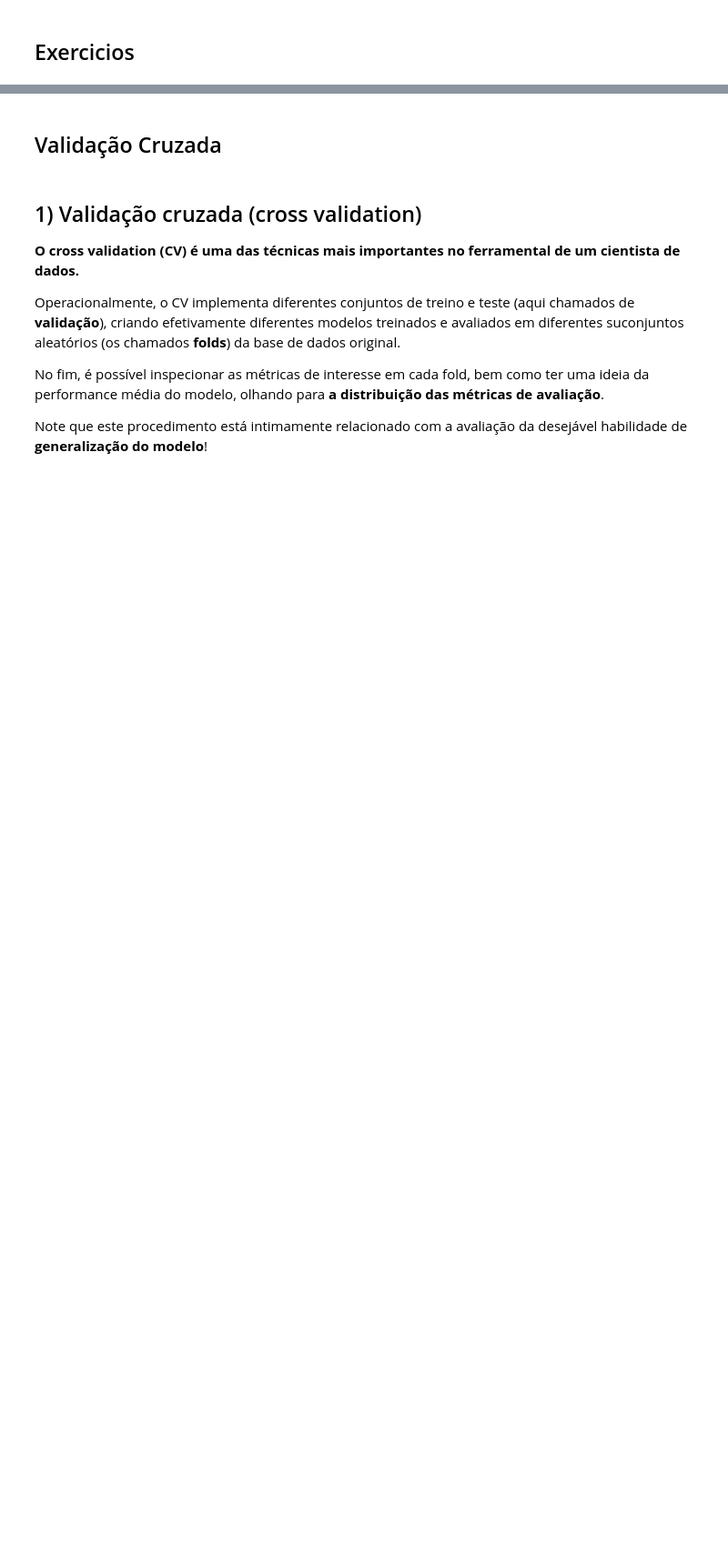
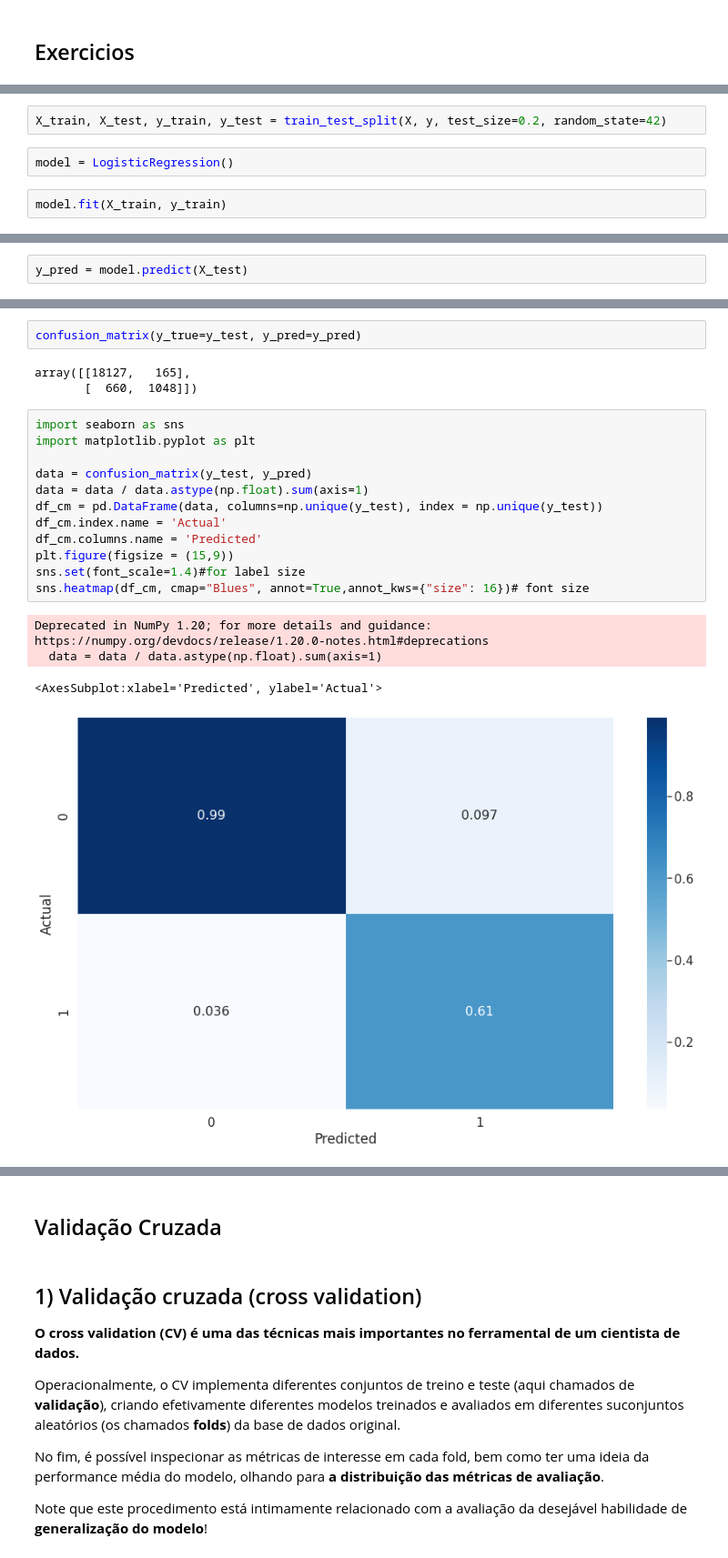
Before and after one commit to vitorgdias/Std-Ada-DS, a Jupyter notebook: Project/Machine_Learning_I/Aula 3 - Cross Validation - StandardScaler.ipynb, the cells around one changed output, grey strips where cells are left out. Shown at 91% size. Drawn from its saved outputs; the diff is of its cells as text; blank space fills up the shorter version.

```diff
--- a/Project/Machine_Learning_I/Aula 3 - Cross Validation - StandardScaler.ipynb
+++ b/Project/Machine_Learning_I/Aula 3 - Cross Validation - StandardScaler.ipynb
@@ -2,0 +129,6 @@
+# %%
+X_train, X_test, y_train, y_test = train_test_split(X, y, test_size=0.2, random_state=42)
+# %%
+model = LogisticRegression()
+# %%
+model.fit(X_train, y_train)
@@ -2,0 +137,2 @@
+# %%
+y_pred = model.predict(X_test)
@@ -2,0 +157,22 @@
+# %%
+confusion_matrix(y_true=y_test, y_pred=y_pred)
+# %% [output]
+array([[18127,   165],
+       [  660,  1048]])
+# %%
+import seaborn as sns
+import matplotlib.pyplot as plt
+
+data = confusion_matrix(y_test, y_pred)
+data = data / data.astype(np.float).sum(axis=1)
+df_cm = pd.DataFrame(data, columns=np.unique(y_test), index = np.unique(y_test))
+df_cm.index.name = 'Actual'
+df_cm.columns.name = 'Predicted'
+plt.figure(figsize = (15,9))
+sns.set(font_scale=1.4)#for label size
+sns.heatmap(df_cm, cmap="Blues", annot=True,annot_kws={"size": 16})# font size
+# %% [output]
+Deprecated in NumPy 1.20; for more details and guidance: https://numpy.org/devdocs/release/1.20.0-notes.html#deprecations
+  data = data / data.astype(np.float).sum(axis=1)
+<AxesSubplot:xlabel='Predicted', ylabel='Actual'>
+[figure, added]
```
Also changed, not shown: parts of 78 cells of this notebook, 5 other files.
